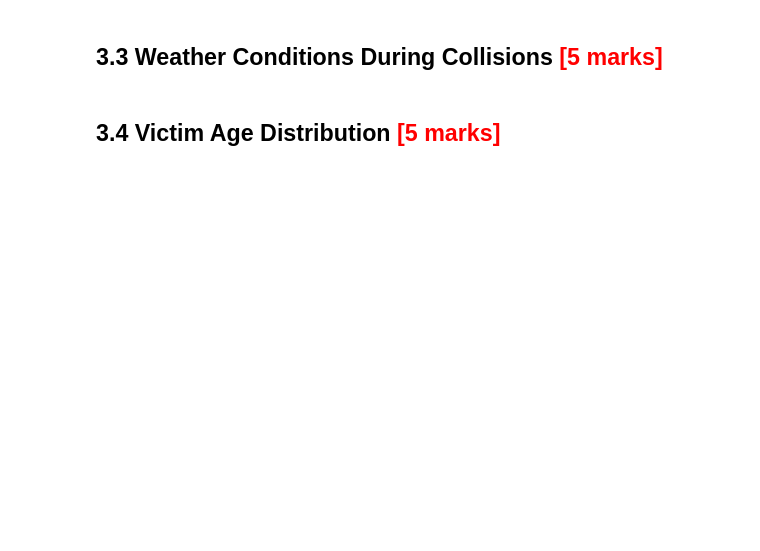
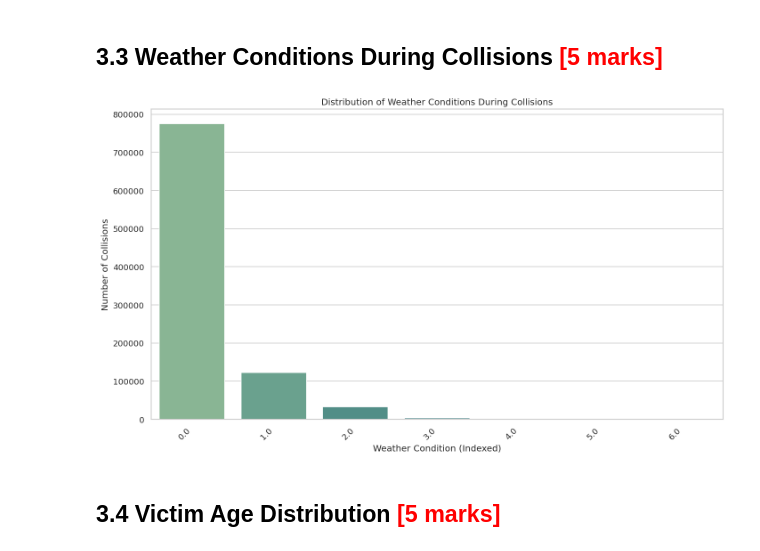
Before and after one commit to bulah16/C3-Project, a Jupyter notebook: ETL_Traffic_Data_Analysis_BulahM.ipynb, the cells around one changed output. Drawn from its saved outputs; the diff is of its cells as text; code cells hidden in the pictures; blank space fills up the shorter version.

```diff
--- a/ETL_Traffic_Data_Analysis_BulahM.ipynb
+++ b/ETL_Traffic_Data_Analysis_BulahM.ipynb
@@ -123,7 +80,0 @@ NameError: name 'collisions_raw' is not defined
-# %%
-
-# ── Sample rows ──────────────────────────────────────────────────────────
-for name, df in [("collisions", collisions_raw), ("parties", parties_raw),
-                 ("victims",    victims_raw),    ("locations", locations_raw)]:
-    print(f"\n── {name} (5 rows) ──")
-    df.show(5, truncate=True)
@@ -367,2 +784,24 @@ plt.show()
+# %%
+# Weather Conditions During Collisions
+import matplotlib.pyplot as plt
+import seaborn as sns
+
+# Calculate the count of each weather condition
+weather_counts = spark_df_collisions_indexed.groupBy('weather_1').count().toPandas()
+
+# Sort by count for better visualization
+weather_counts = weather_counts.sort_values(by='count', ascending=False)
+
+# Plot the distribution
+plt.figure(figsize=(12, 7))
+sns.barplot(x='weather_1', y='count', data=weather_counts, palette='crest')
+plt.title('Distribution of Weather Conditions During Collisions')
+plt.xlabel('Weather Condition (Indexed)')
+plt.ylabel('Number of Collisions')
+plt.xticks(rotation=45, ha='right') # Rotate labels to prevent overlap
+plt.tight_layout() # Adjust layout to ensure everything fits
+plt.show()
+# %% [output]
+[figure, added]
 # %% [markdown]
 ## 3.4 Victim Age Distribution <font color="red">[5 marks]</font>
```
Also changed, not shown: parts of 84 cells of this notebook.
